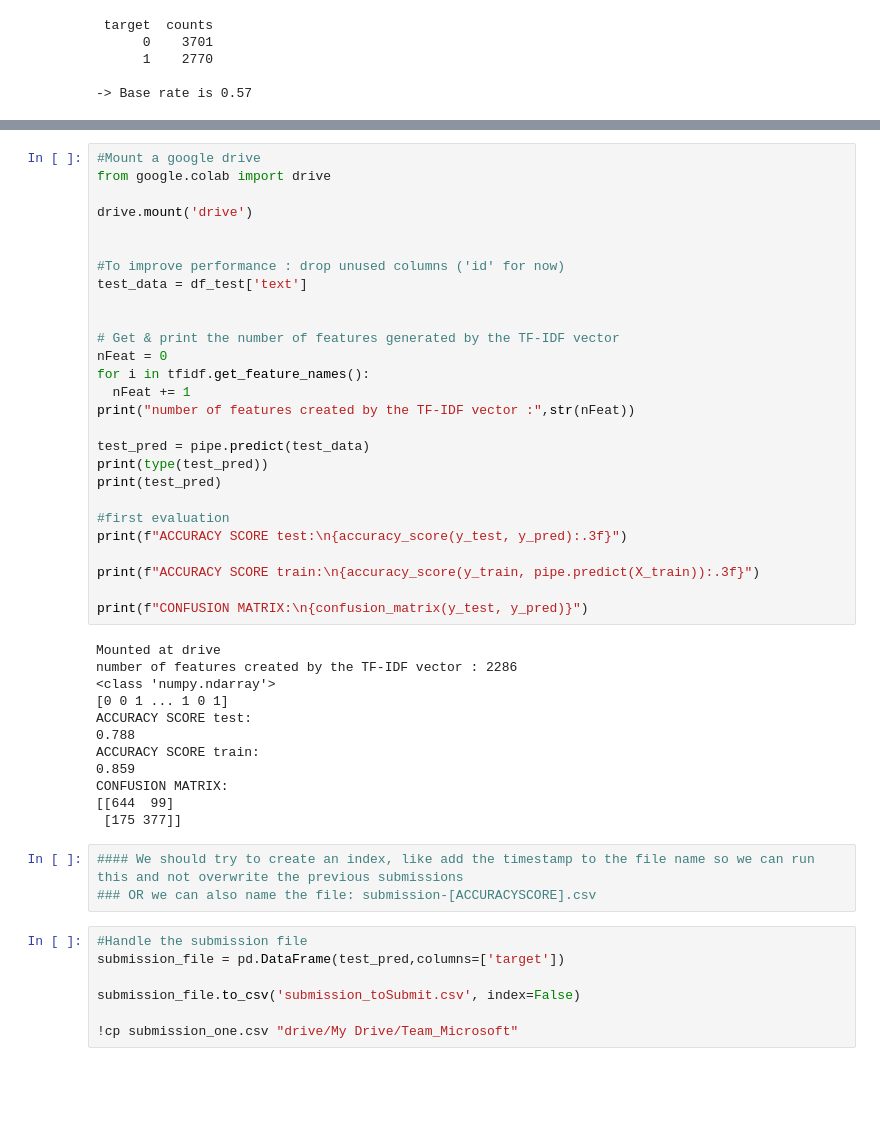
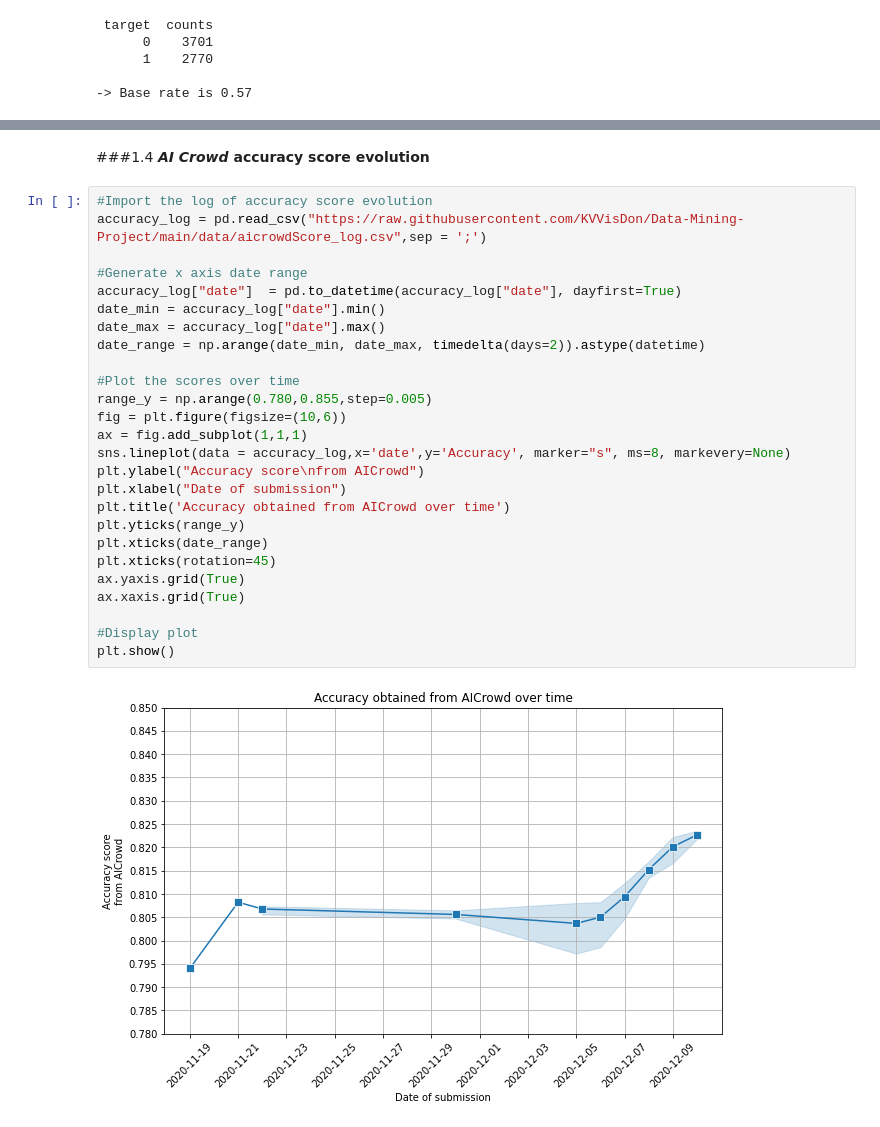
Before and after one commit to KVVisDon/Data-Mining-Project, a Jupyter notebook: code/Team_Microsoft.ipynb, the cells around one changed output, grey strips where cells are left out. Cells and saved outputs as stored; diff of their text form; blank space fills up the shorter version.

```diff
--- a/code/Team_Microsoft.ipynb
+++ b/code/Team_Microsoft.ipynb
@@ -316,49 +118,30 @@ CONFUSION MATRIX:
-# %%
-#Mount a google drive
-from google.colab import drive
-
-drive.mount('drive')
-
-
-#To improve performance : drop unused columns ('id' for now)
-test_data = df_test['text']
-
-
-# Get & print the number of features generated by the TF-IDF vector
-nFeat = 0
-for i in tfidf.get_feature_names():
-  nFeat += 1
-print("number of features created by the TF-IDF vector :",str(nFeat))
-
-test_pred = pipe.predict(test_data)
-print(type(test_pred))
-print(test_pred)
-
-#first evaluation
-print(f"ACCURACY SCORE test:\n{accuracy_score(y_test, y_pred):.3f}")
-
-print(f"ACCURACY SCORE train:\n{accuracy_score(y_train, pipe.predict(X_train)):.3f}")
-
-print(f"CONFUSION MATRIX:\n{confusion_matrix(y_test, y_pred)}")
-# %% [output]
-Mounted at drive
-number of features created by the TF-IDF vector : 2286
-<class 'numpy.ndarray'>
-[0 0 1 ... 1 0 1]
-ACCURACY SCORE test:
-0.788
-ACCURACY SCORE train:
-0.859
-CONFUSION MATRIX:
-[[644  99]
- [175 377]]
-# %%
-#### We should try to create an index, like add the timestamp to the file name so we can run this and not overwrite the previous submissions
-### OR we can also name the file: submission-[ACCURACYSCORE].csv
-# %%
-#Handle the submission file
-submission_file = pd.DataFrame(test_pred,columns=['target'])
-
-submission_file.to_csv('submission_toSubmit.csv', index=False)
-
-!cp submission_one.csv "drive/My Drive/Team_Microsoft"
+# %% [markdown]
+###1.4 ***AI Crowd* accuracy score evolution**
+# %%
+#Import the log of accuracy score evolution
+accuracy_log = pd.read_csv("https://raw.githubusercontent.com/KVVisDon/Data-Mining-Project/main/data/aicrowdScore_log.csv",sep = ';')
+
+#Generate x axis date range
+accuracy_log["date"]  = pd.to_datetime(accuracy_log["date"], dayfirst=True)
+date_min = accuracy_log["date"].min()
+date_max = accuracy_log["date"].max()
+date_range = np.arange(date_min, date_max, timedelta(days=2)).astype(datetime)
+
+#Plot the scores over time
+range_y = np.arange(0.780,0.855,step=0.005)
+fig = plt.figure(figsize=(10,6))
+ax = fig.add_subplot(1,1,1)
+sns.lineplot(data = accuracy_log,x='date',y='Accuracy', marker="s", ms=8, markevery=None)
+plt.ylabel("Accuracy score\nfrom AICrowd")
+plt.xlabel("Date of submission")
+plt.title('Accuracy obtained from AICrowd over time')
+plt.yticks(range_y)
+plt.xticks(date_range)
+plt.xticks(rotation=45)
+ax.yaxis.grid(True)
+ax.xaxis.grid(True)
+
+#Display plot
+plt.show()
+# %% [output]
+[figure, added]
```
Also changed, not shown: parts of 57 cells of this notebook.
